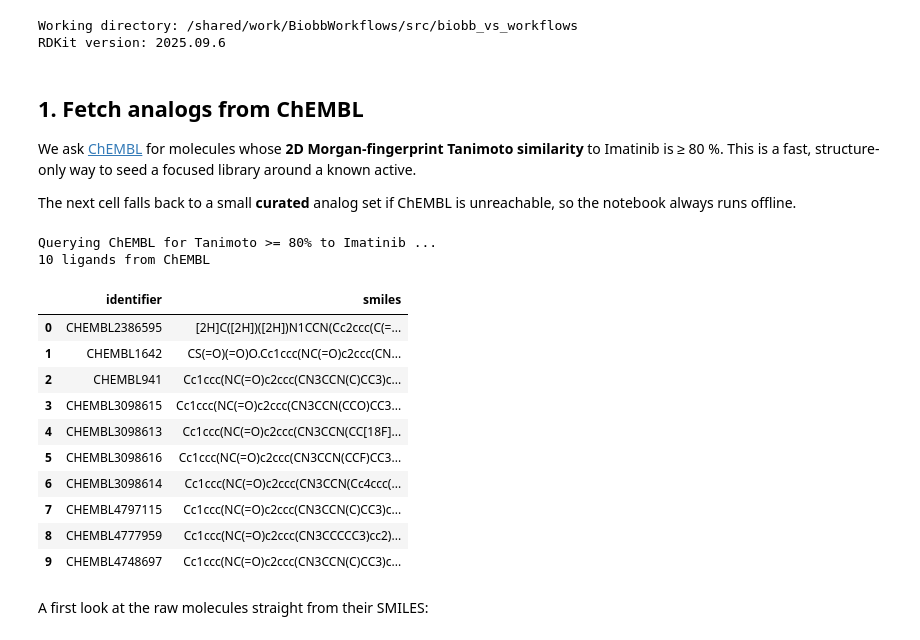
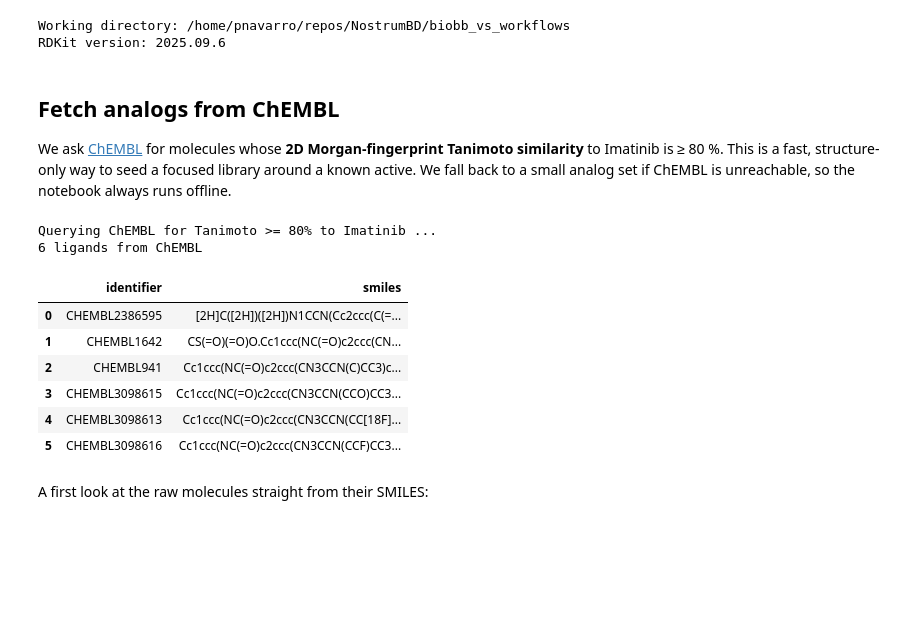
Before and after one commit to NBDsoftware/biobb_vs_workflows, a Jupyter notebook: notebooks/ligand_preparation_notebook.ipynb, the cells around one changed output. Saved outputs shown, nothing was run; the diff lists cells and outputs as text; code cells hidden in the pictures; blank space fills up the shorter version.

```diff
--- a/notebooks/ligand_preparation_notebook.ipynb
+++ b/notebooks/ligand_preparation_notebook.ipynb
@@ -23,26 +14,24 @@ molecules from **ChEMBL**, then walk through the cheminformatics needed
 # %%
 import os, shutil, subprocess
 from pathlib import Path
+from typing import List, Tuple
 
 import pandas as pd
-from rdkit import Chem, DataStructs, RDLogger
+from rdkit import Chem, RDLogger
 from rdkit.Chem import Draw
-from rdkit.Chem import rdFingerprintGenerator
-from rdkit.Chem.MolStandardize import rdMolStandardize
 
 RDLogger.DisableLog("rdApp.info")  # quiet RDKit info; keep warnings/errors
 
 # --- Configuration ---
 REFERENCE_SMILES = "Cc1ccc(cc1Nc2nccc(n2)c3cccnc3)NC(=O)c4ccc(cc4)CN5CCN(CC5)C"  # Imatinib
-SIMILARITY_THRESHOLD = 80                       # % Tanimoto (ChEMBL expects an integer, 40-100)
-N_LIGANDS = 10                                  # keep it a small teaching set
+SIMILARITY_THRESHOLD = 80                       # % Tanimoto (0-100)
+N_LIGANDS = 6                                   # Number of distinct SMILES given to Gypsum-DL
 MAX_VARIANTS = 3                                # Maximum variants per ligand
-MIN_PH, MAX_PH, PKA_PRECISION = 7.0, 8.0, 0.5   # physiological pH window for protonation
+MIN_PH, MAX_PH, PKA_PRECISION = 7.0, 8.0, 0.5   # physiological pH window for protonation with Dimorphite-DL
 OUTPUT_SDF = "data/ligands/imatinib_analogs_prepared.sdf"
 WORK_DIR = "ligand_prep_out"                    # scratch for the .smi and Gypsum-DL output
 
-# Locate the repository root so data/ paths resolve, whether this notebook is launched
-# from the repo root or from inside notebooks/.
+# Locate the repository root so data/ paths resolve
 for _ in range(3):
     if Path("data/ligands").is_dir():
         break
@@ -52,26 +41,45 @@ print("Working directory:", os.getcwd())
 os.makedirs(WORK_DIR, exist_ok=True)
 print("RDKit version:", Chem.rdBase.rdkitVersion)
 # %% [output]
-Working directory: /shared/work/BiobbWorkflows/src/biobb_vs_workflows
+Working directory: /home/pnavarro/repos/NostrumBD/biobb_vs_workflows
 RDKit version: 2025.09.6
 # %% [markdown]
-## 1. Fetch analogs from ChEMBL
+## Fetch analogs from ChEMBL
 
 We ask [ChEMBL](https://www.ebi.ac.uk/chembl/) for molecules whose **2D Morgan-fingerprint Tanimoto
 similarity** to Imatinib is ≥ 80 %. This is a fast, structure-only way to seed a focused library
-around a known active.
-
-The next cell falls back to a small **curated** analog set if ChEMBL is unreachable, so the notebook
+around a known active. We fall back to a small analog set if ChEMBL is unreachable, so the notebook
 always runs offline.
 # %%
-def fetch_from_chembl(reference_smiles, threshold, limit):
-    """Return [(identifier, smiles), ...] analogs from ChEMBL, or raise on failure."""
+def fetch_from_chembl(reference_smiles, threshold, limit) -> List[Tuple]:
+    """
+    Search for analogs to reference_smiles in ChEMBL using a similarity score
+
+    Parameters
+    ----------
+
+        reference_smiles
+            SMILES used as reference
+        threshold
+            Similarity threshold between 0 and 100
+        limit
+            Max number of molecules to retrieve
+
+    Return
+    ------
+
+        List[Tuple]
+    """
     from chembl_webresource_client.new_client import new_client
+
+    # Execute query
     hits = new_client.similarity.filter(
         smiles=reference_smiles, similarity=threshold
     ).only(["molecule_chembl_id", "molecule_structures"])
+
+    # Find the molecule_chembl_id and canonical_smiles of #limit molecules
     out = []
-    for rec in hits[: limit * 4]:                       # over-fetch, then cap
+    for rec in hits[: limit * 4]:                       # over-fetch, then cap: some hits lack a usable SMILES
         smi = (rec.get("molecule_structures") or {}).get("canonical_smiles")
         if smi:
             out.append((rec["molecule_chembl_id"], smi))
@@ -81,45 +89,40 @@ def fetch_from_chembl(reference_smiles, threshold, limit):
         raise RuntimeError("ChEMBL returned no usable structures")
     return out
 
-# Curated fallback: Imatinib + small, chemically-valid variations (offline-safe teaching set).
-# Descriptive names are used (not real ChEMBL IDs) to be honest about their provenance.
+# Curated fallback: Imatinib + small, chemically-valid variations.
+# Keeps the notebook runnable offline / when ChEMBL is unreachable or rate-limits us.
 FALLBACK = [
     ("imatinib",            REFERENCE_SMILES),
     ("NdesmethylImatinib",  "Cc1ccc(cc1Nc2nccc(n2)c3cccnc3)NC(=O)c4ccc(cc4)CN5CCNCC5"),
     ("NethylAnalog",        "Cc1ccc(cc1Nc2nccc(n2)c3cccnc3)NC(=O)c4ccc(cc4)CN5CCN(CC5)CC"),
     ("NhydroxyethylAnalog", "Cc1ccc(cc1Nc2nccc(n2)c3cccnc3)NC(=O)c4ccc(cc4)CN5CCN(CC5)CCO"),
     ("phenylAnalog",        "Cc1ccc(cc1Nc2nccc(n2)c3ccccc3)NC(=O)c4ccc(cc4)CN5CCN(CC5)C"),
     ("pyridin4ylAnalog",    "Cc1ccc(cc1Nc2nccc(n2)c3ccncc3)NC(=O)c4ccc(cc4)CN5CCN(CC5)C"),
 ]
 
 print(f"Querying ChEMBL for Tanimoto >= {SIMILARITY_THRESHOLD}% to Imatinib ...")
 try:
     analogs = fetch_from_chembl(REFERENCE_SMILES, SIMILARITY_THRESHOLD, N_LIGANDS)
     source = "ChEMBL"
 except Exception as e:
     print(f"  ChEMBL unavailable ({type(e).__name__}: {str(e).splitlines()[0][:100]})")
     print("  -> using curated fallback set.")
     analogs = FALLBACK
     source = "curated fallback"
 
-analogs = analogs[:N_LIGANDS]
 df = pd.DataFrame(analogs, columns=["identifier", "smiles"])
 print(f"{len(df)} ligands from {source}")
 df
 # %% [output]
 Querying ChEMBL for Tanimoto >= 80% to Imatinib ...
-10 ligands from ChEMBL
+6 ligands from ChEMBL
 |  | identifier | smiles |
 | 0 | CHEMBL2386595 | [2H]C([2H])([2H])N1CCN(Cc2ccc(C(=... |
 | 1 | CHEMBL1642 | CS(=O)(=O)O.Cc1ccc(NC(=O)c2ccc(CN... |
 | 2 | CHEMBL941 | Cc1ccc(NC(=O)c2ccc(CN3CCN(C)CC3)c... |
 | 3 | CHEMBL3098615 | Cc1ccc(NC(=O)c2ccc(CN3CCN(CCO)CC3... |
 | 4 | CHEMBL3098613 | Cc1ccc(NC(=O)c2ccc(CN3CCN(CC[18F]... |
 | 5 | CHEMBL3098616 | Cc1ccc(NC(=O)c2ccc(CN3CCN(CCF)CC3... |
-| 6 | CHEMBL3098614 | Cc1ccc(NC(=O)c2ccc(CN3CCN(Cc4ccc(... |
-| 7 | CHEMBL4797115 | Cc1ccc(NC(=O)c2ccc(CN3CCN(C)CC3)c... |
-| 8 | CHEMBL4777959 | Cc1ccc(NC(=O)c2ccc(CN3CCCCC3)cc2)... |
-| 9 | CHEMBL4748697 | Cc1ccc(NC(=O)c2ccc(CN3CCN(C)CC3)c... |
 # %% [markdown]
 A first look at the raw molecules straight from their SMILES:
 # %%
```
Also changed, not shown: parts of 17 cells of this notebook, 5 other files.
